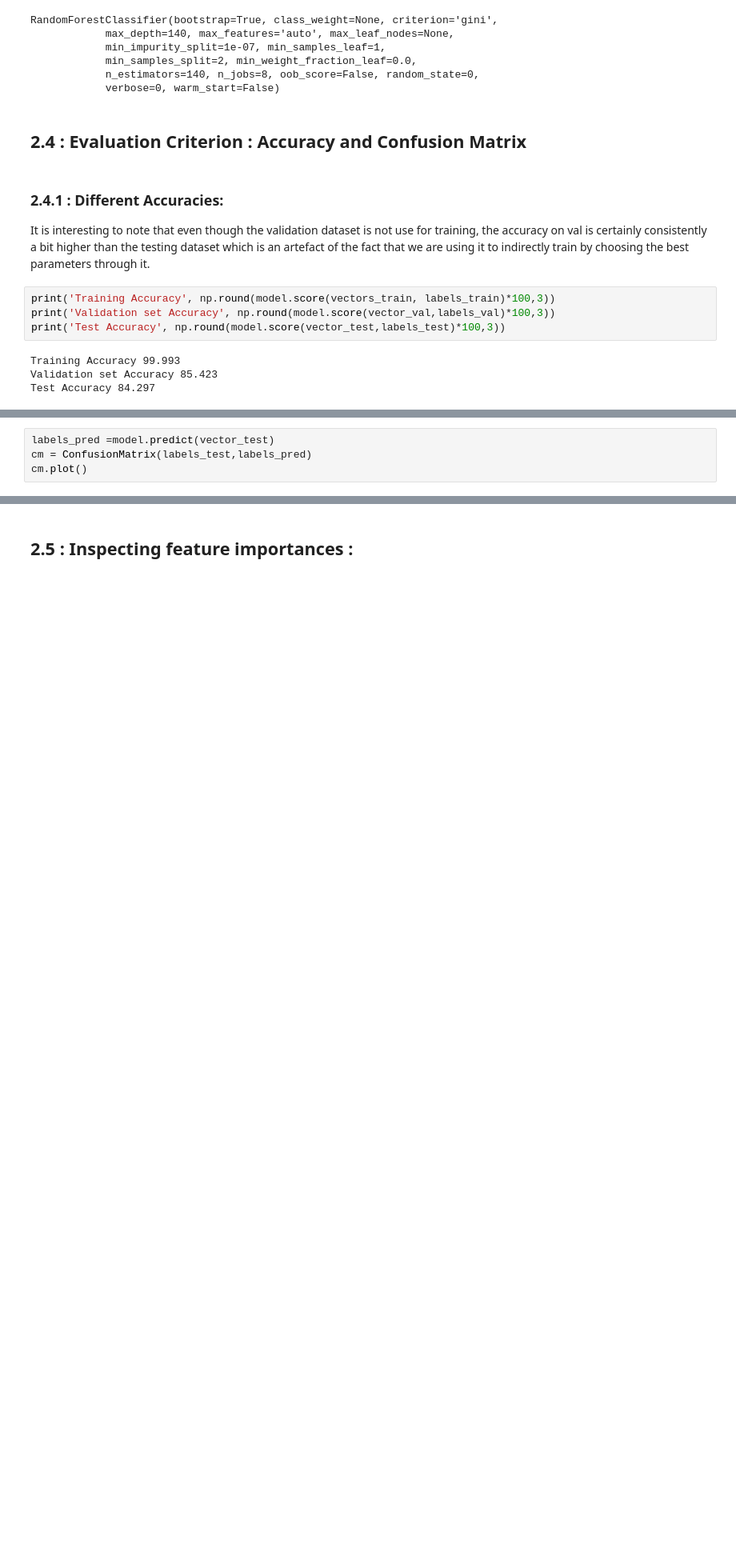
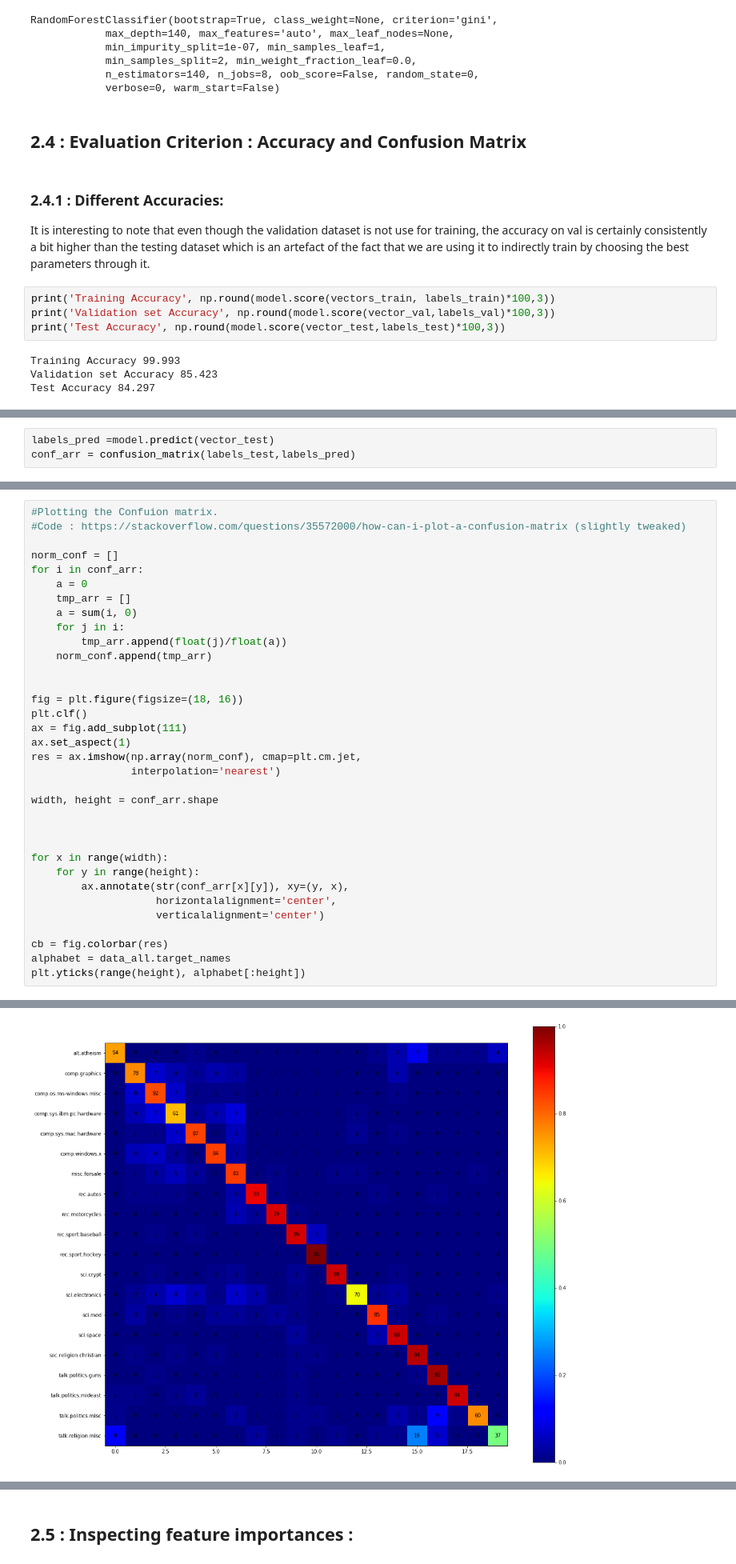
Before and after one commit to Coac/epfl-ada, a Jupyter notebook: 04 - Applied ML/Homework 4.ipynb, the cells around one changed output, grey strips where cells are left out. Shown at 80% size. Cells and saved outputs as stored; diff of their text form; blank space fills up the shorter version.

```diff
--- a/04 - Applied ML/Homework 4.ipynb
+++ b/04 - Applied ML/Homework 4.ipynb
@@ -668,4 +663,3 @@ We are using the library `pandas-ml` for directly plotting the confusion matrix.
 # %%
 labels_pred =model.predict(vector_test)
-cm = ConfusionMatrix(labels_test,labels_pred)
-cm.plot()
+conf_arr = confusion_matrix(labels_test,labels_pred)
@@ -674,0 +666,35 @@ cm.plot()
+# %%
+#Plotting the Confuion matrix.
+#Code : https://stackoverflow.com/questions/35572000/how-can-i-plot-a-confusion-matrix (slightly tweaked)
+
+norm_conf = []
+for i in conf_arr:
+    a = 0
+    tmp_arr = []
+    a = sum(i, 0)
+    for j in i:
+        tmp_arr.append(float(j)/float(a))
+    norm_conf.append(tmp_arr)
+
+
+fig = plt.figure(figsize=(18, 16))
+plt.clf()
+ax = fig.add_subplot(111)
+ax.set_aspect(1)
+res = ax.imshow(np.array(norm_conf), cmap=plt.cm.jet,
+                interpolation='nearest')
+
+width, height = conf_arr.shape
+
+
+
+for x in range(width):
+    for y in range(height):
+        ax.annotate(str(conf_arr[x][y]), xy=(y, x),
+                    horizontalalignment='center',
+                    verticalalignment='center')
+
+cb = fig.colorbar(res)
+alphabet = data_all.target_names
+plt.yticks(range(height), alphabet[:height])
+# %% [output]
@@ -675,2 +718,3 @@ cm.plot()
+[figure, added]
 # %% [markdown]
 The model classify pretty well most of the categories.
```
Also changed, not shown: parts of 25 cells of this notebook.
